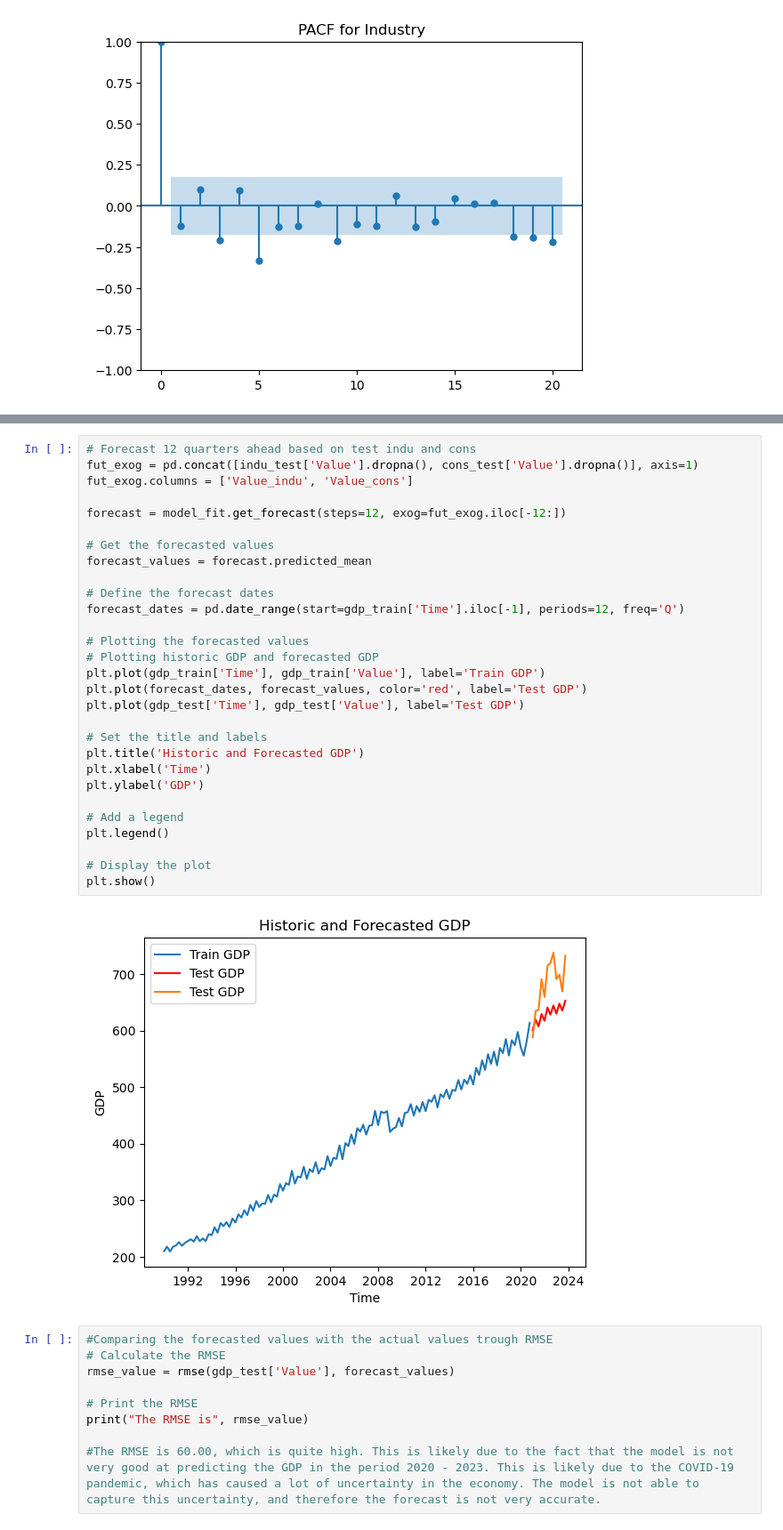
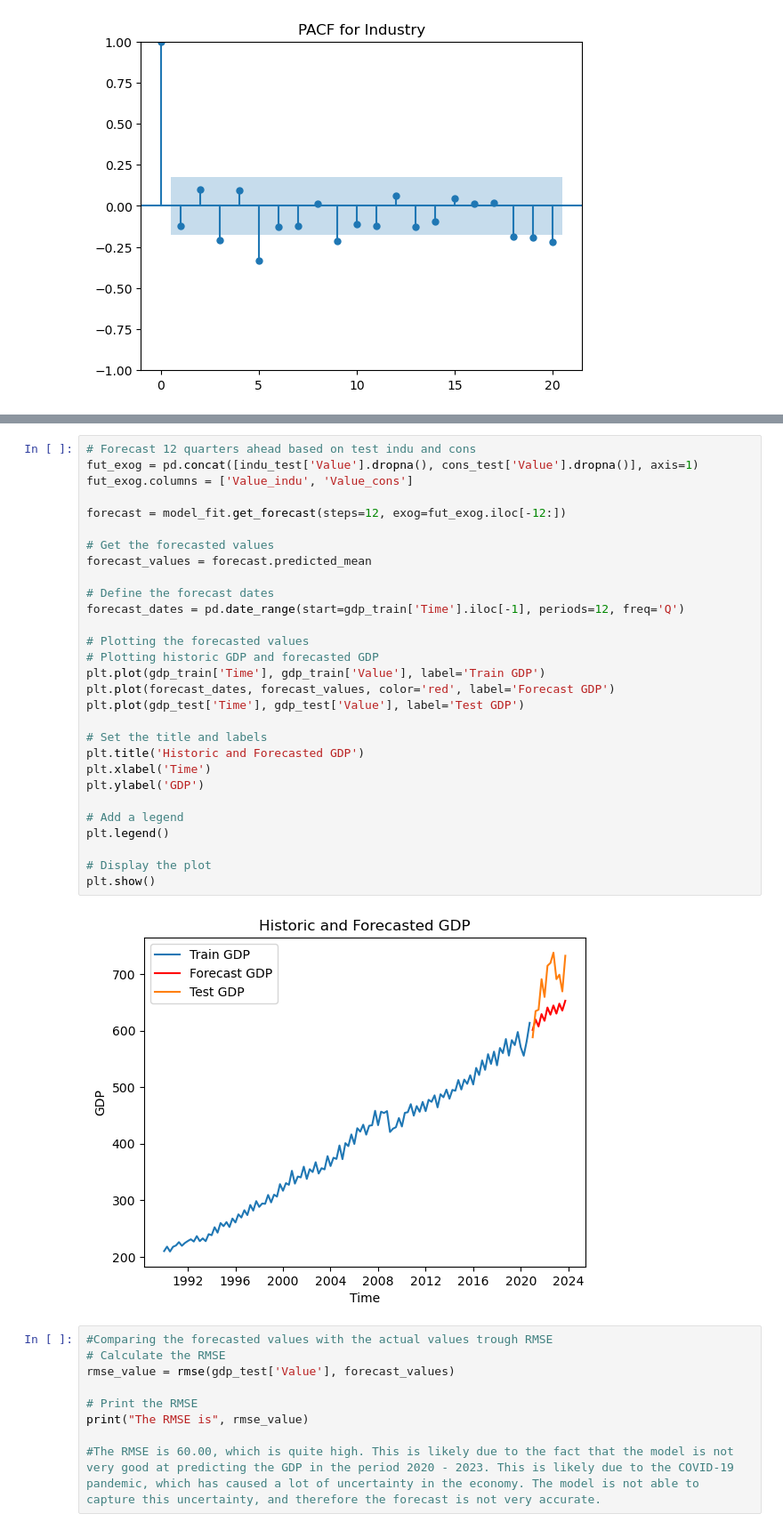
Before and after one commit to Madstn77/ML_Forecasting, a Jupyter notebook: ARIMAX model.ipynb, the cells around one changed output, grey strips where cells are left out. Shown: that part at 89% size. Cells and saved outputs as stored; diff of their text form.

Commit message:
Fixed legend name in graphs

```diff
--- a/ARIMAX model.ipynb
+++ b/ARIMAX model.ipynb
@@ -318,34 +318,34 @@ Warnings:
 # %%
 # Forecast 12 quarters ahead based on test indu and cons
 fut_exog = pd.concat([indu_test['Value'].dropna(), cons_test['Value'].dropna()], axis=1)
 fut_exog.columns = ['Value_indu', 'Value_cons']
 
 forecast = model_fit.get_forecast(steps=12, exog=fut_exog.iloc[-12:])
 
 # Get the forecasted values
 forecast_values = forecast.predicted_mean
 
 # Define the forecast dates
 forecast_dates = pd.date_range(start=gdp_train['Time'].iloc[-1], periods=12, freq='Q')
 
 # Plotting the forecasted values
 # Plotting historic GDP and forecasted GDP
 plt.plot(gdp_train['Time'], gdp_train['Value'], label='Train GDP')
-plt.plot(forecast_dates, forecast_values, color='red', label='Test GDP')
+plt.plot(forecast_dates, forecast_values, color='red', label='Forecast GDP')
 plt.plot(gdp_test['Time'], gdp_test['Value'], label='Test GDP')
 
 # Set the title and labels
 plt.title('Historic and Forecasted GDP')
 plt.xlabel('Time')
 plt.ylabel('GDP')
 
 # Add a legend
 plt.legend()
 
 # Display the plot
 plt.show()
 # %% [output]
-[figure, old version]
+[figure, new version]
 # %%
 #Comparing the forecasted values with the actual values trough RMSE
 # Calculate the RMSE
```
Also changed, not shown: parts of 1 cell of this notebook, 2 other files.
